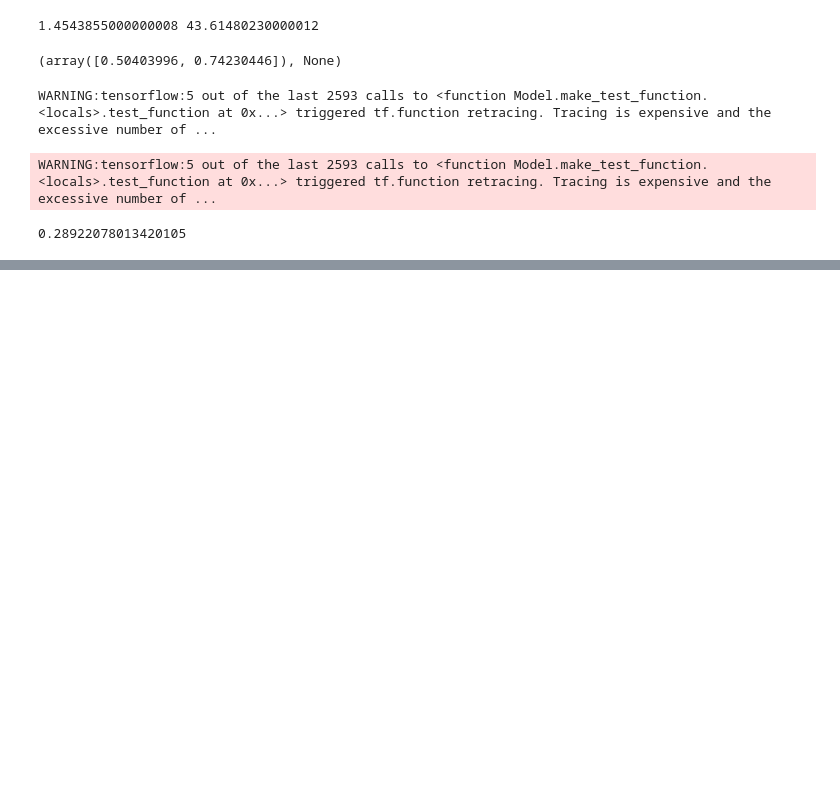
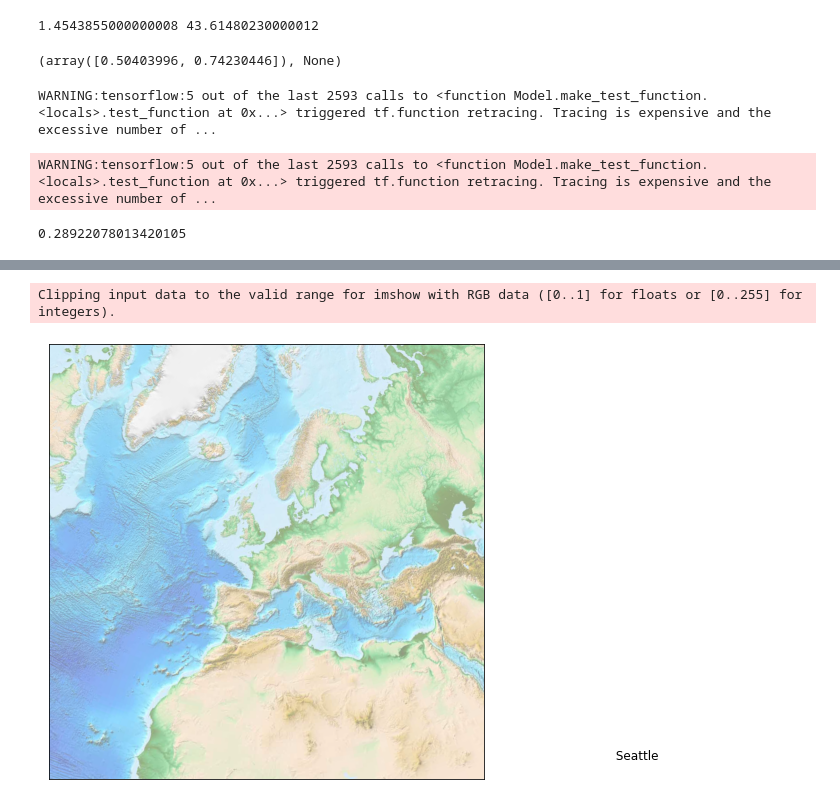
Before and after one commit to rafi138/geocodenet, a Jupyter notebook: geocodenet.ipynb, the cells around one changed output, grey strips where cells are left out. Drawn from its saved outputs; the diff is of its cells as text; code cells hidden in the pictures; blank space fills up the shorter version.

```diff
--- a/geocodenet.ipynb
+++ b/geocodenet.ipynb
@@ -228,0 +295,12 @@ WARNING:tensorflow:5 out of the last 2593 calls to <function Model.make_test_fun
+# %%
+fig = plt.figure(figsize=(8, 8))
+m = Basemap(projection='lcc', resolution=None, width=8E6, height=8E6, lat_0=48, lon_0=2,)
+m.etopo(scale=1, alpha=0.5)
+
+# Map (long, lat) to (x, y) for plotting
+x, y = m(48.004106283187866, 2.4272918701171875)
+plt.plot(x, y, 'ok', markersize=5)
+plt.text(x, y, ' Seattle', fontsize=12);
+# %% [output]
+Clipping input data to the valid range for imshow with RGB data ([0..1] for floats or [0..255] for integers).
+[figure, added]
```
Also changed, not shown: parts of 9 cells of this notebook.
